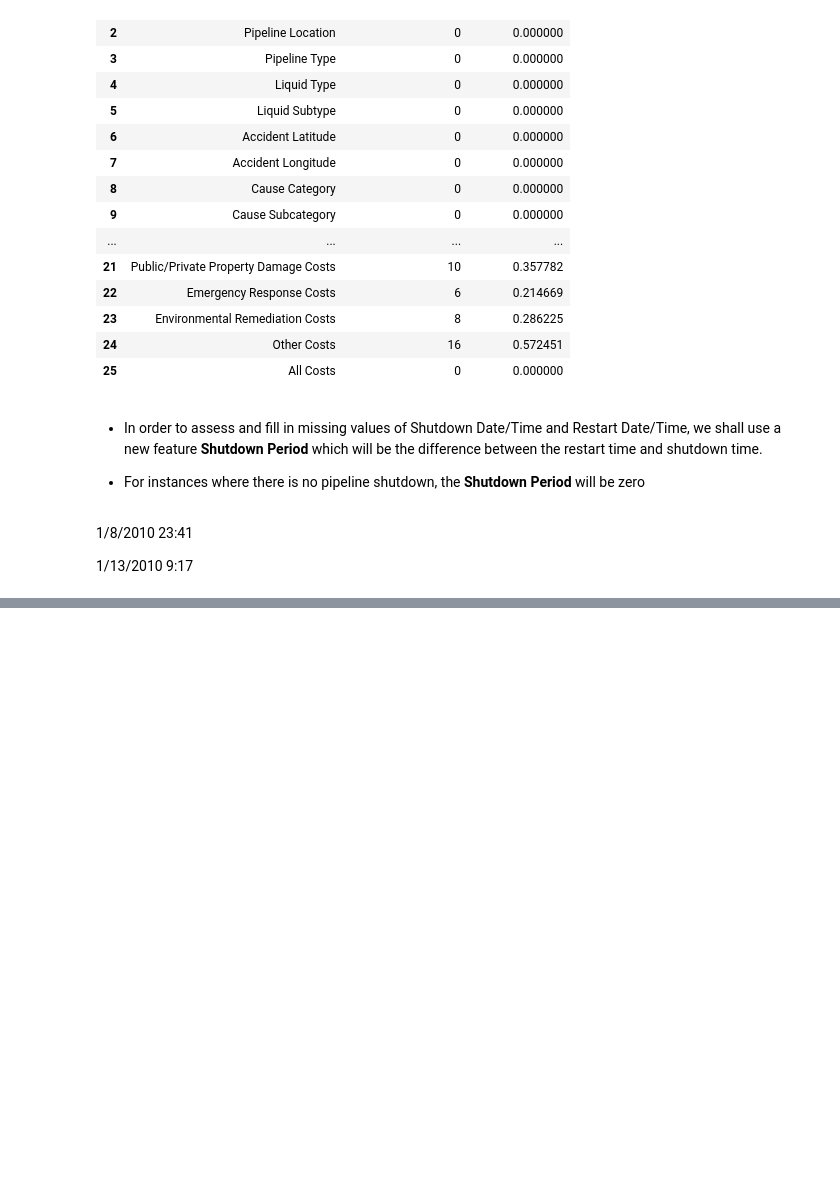
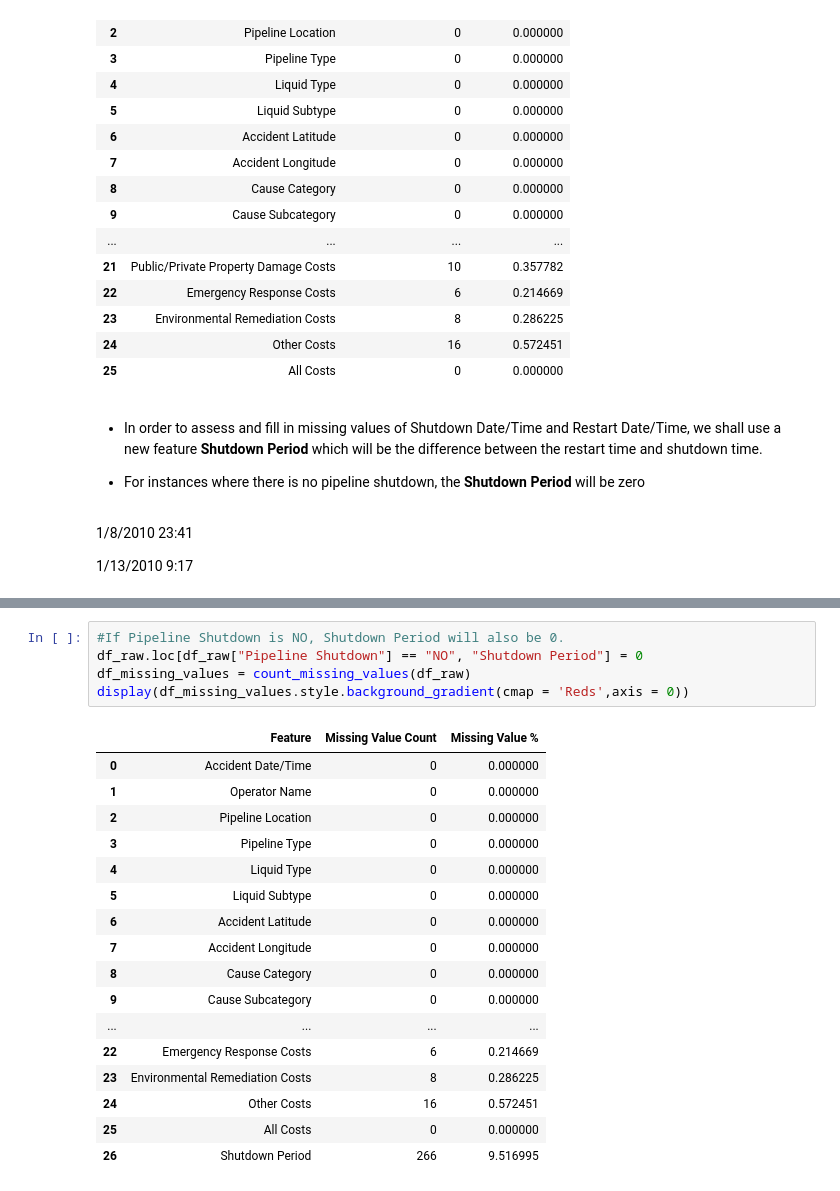
Before and after one commit to Pasindu19970808/Pipeline-Accidents, a Jupyter notebook: Pipeline Accidents.ipynb, the cells around one changed output, grey strips where cells are left out. Cells and saved outputs as stored; diff of their text form; blank space fills up the shorter version.

```diff
--- a/Pipeline Accidents.ipynb
+++ b/Pipeline Accidents.ipynb
@@ -488,0 +494,23 @@ datetime.datetime(2010, 1, 13, 9, 17)
+# %%
+#If Pipeline Shutdown is NO, Shutdown Period will also be 0.
+df_raw.loc[df_raw["Pipeline Shutdown"] == "NO", "Shutdown Period"] = 0
+df_missing_values = count_missing_values(df_raw)
+display(df_missing_values.style.background_gradient(cmap = 'Reds',axis = 0))
+# %% [output]
+|  | Feature | Missing Value Count | Missing Value % |
+| 0 | Accident Date/Time | 0 | 0.000000 |
+| 1 | Operator Name | 0 | 0.000000 |
+| 2 | Pipeline Location | 0 | 0.000000 |
+| 3 | Pipeline Type | 0 | 0.000000 |
+| 4 | Liquid Type | 0 | 0.000000 |
+| 5 | Liquid Subtype | 0 | 0.000000 |
+| 6 | Accident Latitude | 0 | 0.000000 |
+| 7 | Accident Longitude | 0 | 0.000000 |
+| 8 | Cause Category | 0 | 0.000000 |
+| 9 | Cause Subcategory | 0 | 0.000000 |
+| ... | ... | ... | ... |
+| 22 | Emergency Response Costs | 6 | 0.214669 |
+| 23 | Environmental Remediation Costs | 8 | 0.286225 |
+| 24 | Other Costs | 16 | 0.572451 |
+| 25 | All Costs | 0 | 0.000000 |
+| 26 | Shutdown Period | 266 | 9.516995 |
```
Also changed, not shown: parts of 17 cells of this notebook.
